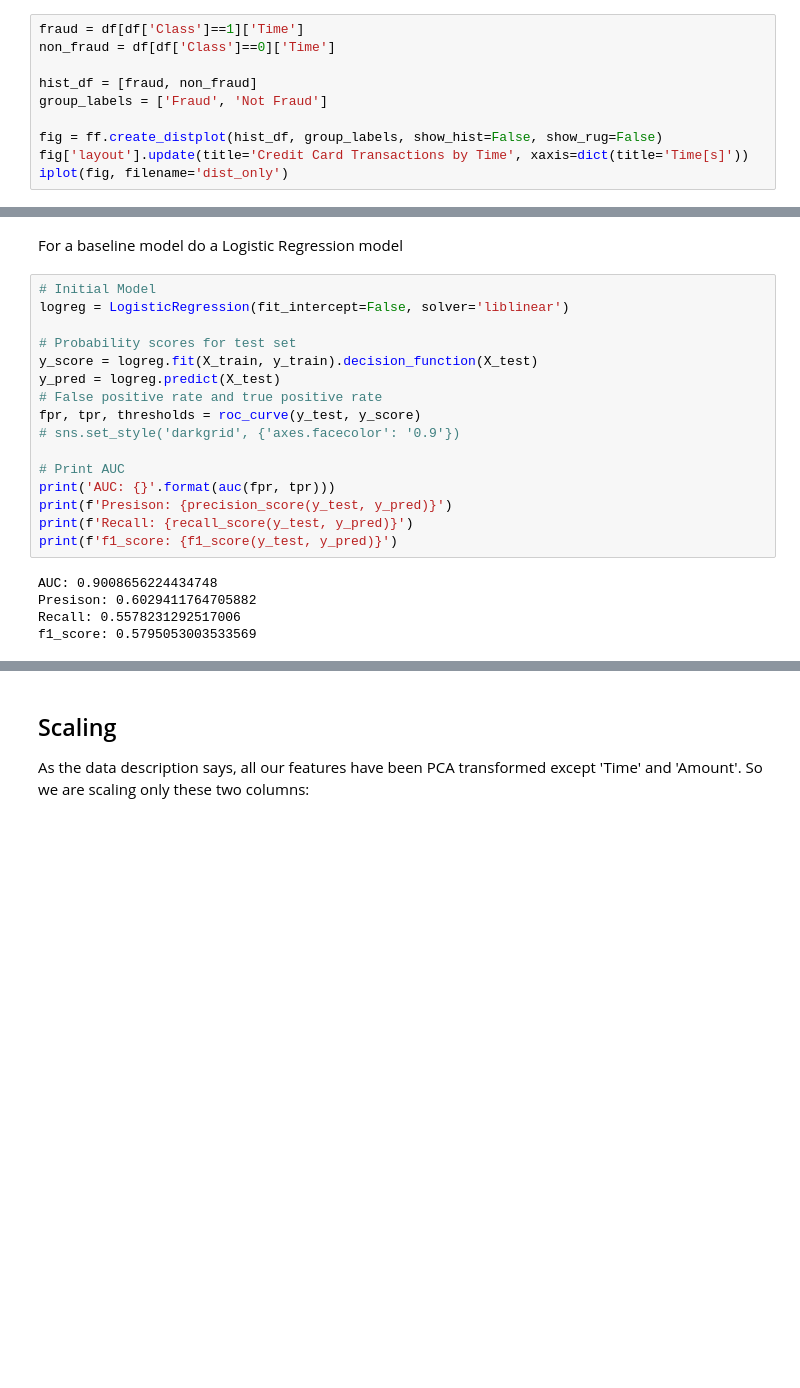
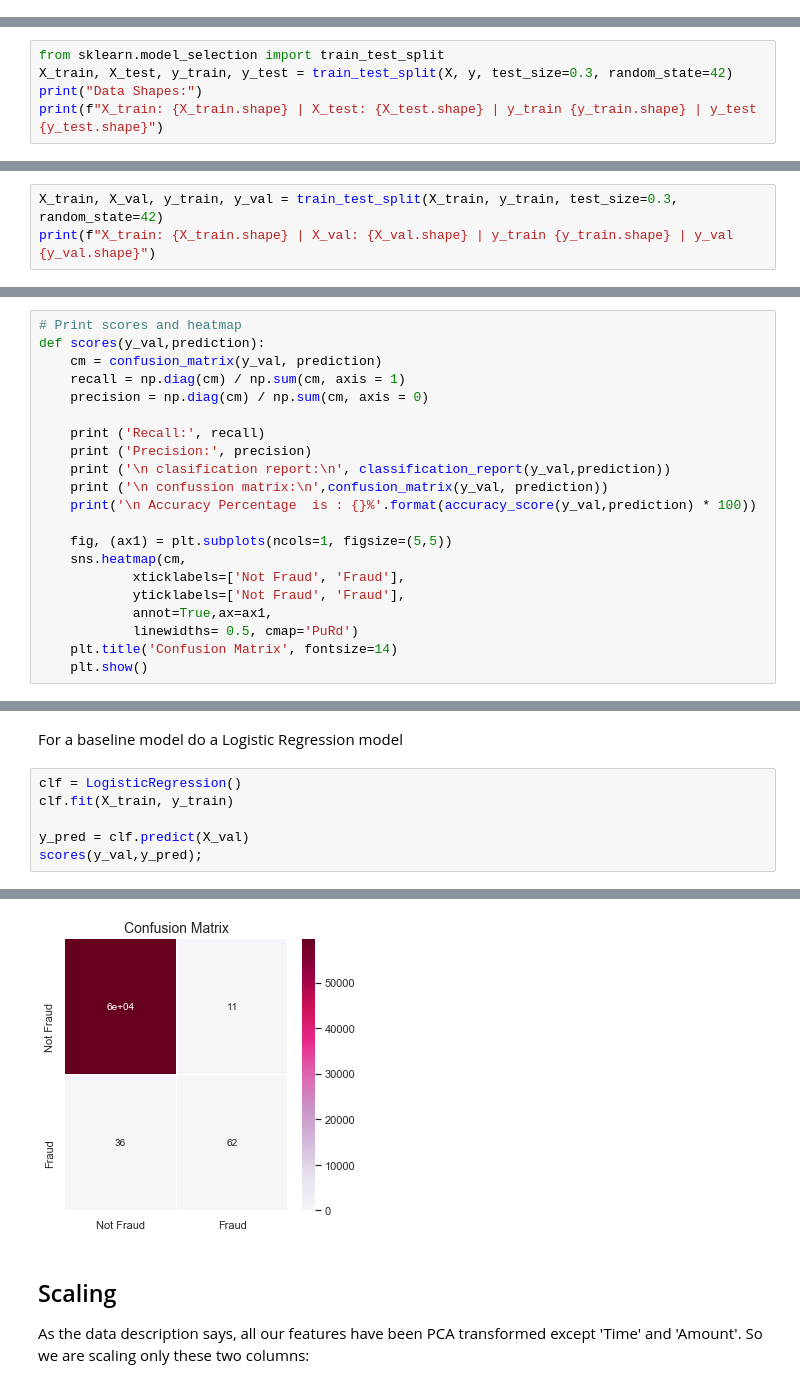
Before and after one commit to minadreamer/Credit-Card-Fraud-Detection, a Jupyter notebook: smote.ipynb, the cells around one changed output, grey strips where cells are left out. Cells and saved outputs as stored; diff of their text form; blank space fills up the shorter version.

```diff
--- a/smote.ipynb
+++ b/smote.ipynb
@@ -212,10 +82,0 @@ It looks like in average the amount fraud transactians was higher than the non f
-# %%
-fraud = df[df['Class']==1]['Time']
-non_fraud = df[df['Class']==0]['Time']
-
-hist_df = [fraud, non_fraud]
-group_labels = ['Fraud', 'Not Fraud']
-
-fig = ff.create_distplot(hist_df, group_labels, show_hist=False, show_rug=False)
-fig['layout'].update(title='Credit Card Transactions by Time', xaxis=dict(title='Time[s]'))
-iplot(fig, filename='dist_only')
@@ -245,0 +94,5 @@ X_train, X_test, y_train, y_test = train_test_split(X, y, random_state=123)
+# %%
+from sklearn.model_selection import train_test_split
+X_train, X_test, y_train, y_test = train_test_split(X, y, test_size=0.3, random_state=42)
+print("Data Shapes:")
+print(f"X_train: {X_train.shape} | X_test: {X_test.shape} | y_train {y_train.shape} | y_test {y_test.shape}")
@@ -245,0 +110,3 @@ X_train, X_test, y_train, y_test = train_test_split(X, y, random_state=123)
+# %%
+X_train, X_val, y_train, y_val = train_test_split(X_train, y_train, test_size=0.3, random_state=42)
+print(f"X_train: {X_train.shape} | X_val: {X_val.shape} | y_train {y_train.shape} | y_val {y_val.shape}")
@@ -261,25 +138,32 @@ Name: Class, dtype: int64
+# %%
+# Print scores and heatmap
+def scores(y_val,prediction):
+    cm = confusion_matrix(y_val, prediction)
+    recall = np.diag(cm) / np.sum(cm, axis = 1)
+    precision = np.diag(cm) / np.sum(cm, axis = 0)
+
+    print ('Recall:', recall)
+    print ('Precision:', precision)
+    print ('\n clasification report:\n', classification_report(y_val,prediction))
+    print ('\n confussion matrix:\n',confusion_matrix(y_val, prediction))
+    print('\n Accuracy Percentage  is : {}%'.format(accuracy_score(y_val,prediction) * 100))
+
+    fig, (ax1) = plt.subplots(ncols=1, figsize=(5,5))
+    sns.heatmap(cm,
+            xticklabels=['Not Fraud', 'Fraud'],
+            yticklabels=['Not Fraud', 'Fraud'],
+            annot=True,ax=ax1,
+            linewidths= 0.5, cmap='PuRd')
+    plt.title('Confusion Matrix', fontsize=14)
+    plt.show()
 # %% [markdown]
 ## Create a baseline (non normalised data)
 # %% [markdown]
 For a baseline model do a Logistic Regression model
-# %%
-# Initial Model
-logreg = LogisticRegression(fit_intercept=False, solver='liblinear')
-
-# Probability scores for test set
-y_score = logreg.fit(X_train, y_train).decision_function(X_test)
-y_pred = logreg.predict(X_test)
-# False positive rate and true positive rate
-fpr, tpr, thresholds = roc_curve(y_test, y_score)
-# sns.set_style('darkgrid', {'axes.facecolor': '0.9'})
-
-# Print AUC
-print('AUC: {}'.format(auc(fpr, tpr)))
-print(f'Presison: {precision_score(y_test, y_pred)}')
-print(f'Recall: {recall_score(y_test, y_pred)}')
-print(f'f1_score: {f1_score(y_test, y_pred)}')
-# %% [output]
-AUC: 0.9008656224434748
-Presison: 0.6029411764705882
-Recall: 0.5578231292517006
-f1_score: 0.5795053003533569
+# %%
+clf = LogisticRegression()
+clf.fit(X_train, y_train)
+
+y_pred = clf.predict(X_val)
+scores(y_val,y_pred);
+# %% [output]
@@ -286,3 +187,4 @@ f1_score: 0.5795053003533569
+[figure, added]
 # %% [markdown]
 ## Scaling
 
```
Also changed, not shown: parts of 79 cells of this notebook.
